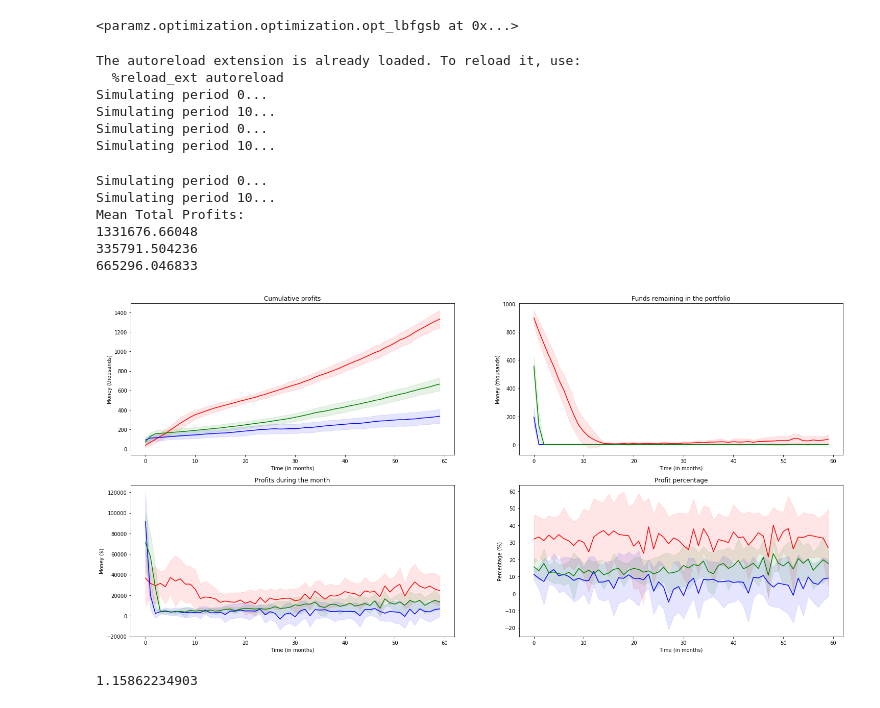
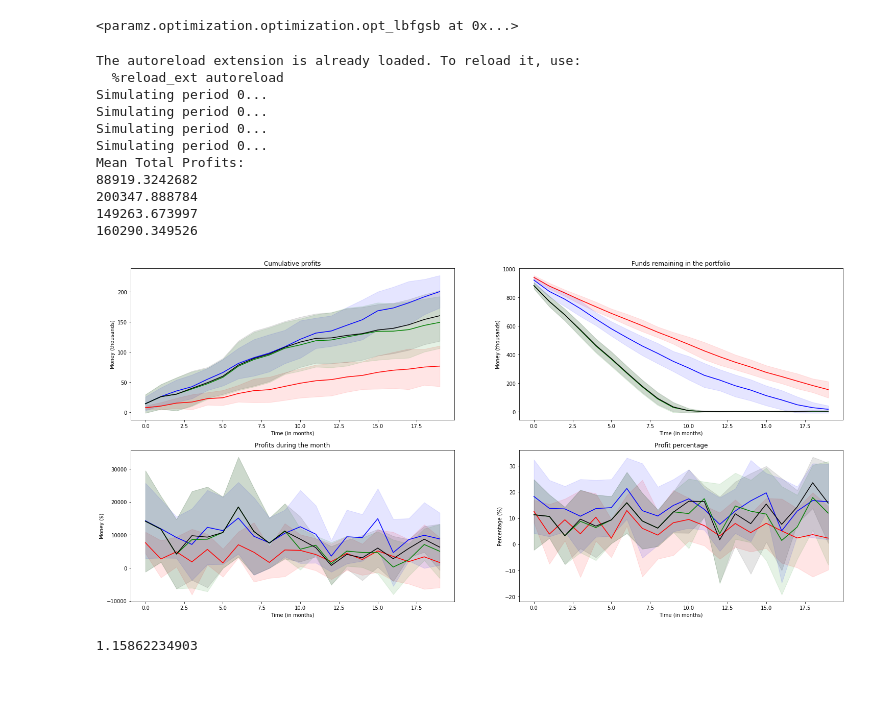
Before and after one commit to yewsiang/GPLend, a Jupyter notebook: train.ipynb, the cells around one changed output. Saved outputs shown, nothing was run; the diff lists cells and outputs as text; code cells hidden in the pictures.

Commit message:
Able to use either expected total amount or loan amount to prune and rank loans

```diff
--- a/train.ipynb
+++ b/train.ipynb
@@ -61,61 +61,65 @@ from simulation import *
 %reload_ext autoreload
 
 SEED            = 1
-THRESHOLD       = 1.1
-NUM_PERIODS     = 20
-NUM_MONTHS      = 60
+NUM_PERIODS     = 10
+NUM_MONTHS      = 20
 FUND_GIVEN      = 1e6
-LOANS_PER_MONTH = 100
-CONF_QUANTILE   = (40,100)
+LOANS_PER_MONTH = 10
 
-perf_gp = simulate_N_time_periods(gp_model, X_val, y_val, X_scaler, y_scaler,
-                                  threshold=THRESHOLD, num_periods=NUM_PERIODS, fund_given=FUND_GIVEN,
+perf_gp_etp = simulate_N_time_periods(gp_model, X_val, y_val, X_scaler, y_scaler,
+                                  threshold=None, num_periods=NUM_PERIODS, fund_given=FUND_GIVEN,
                                   num_months=NUM_MONTHS,incoming_loans_per_time_period=LOANS_PER_MONTH,
-                                  conf_quantile=CONF_QUANTILE, optimize_for="TODO",
-                                  version="threshold_and_variance", model_type="gp", seed=SEED)
+                                  conf_quantile=(75,100), optimize_for="TODO",
+                                  version="expected_total_payment_and_variance", model_type="gp", seed=SEED)
+
+perf_gp_loan_amt = simulate_N_time_periods(gp_model, X_val, y_val, X_scaler, y_scaler,
+                                  threshold=None, num_periods=NUM_PERIODS, fund_given=FUND_GIVEN,
+                                  num_months=NUM_MONTHS,incoming_loans_per_time_period=LOANS_PER_MONTH,
+                                  conf_quantile=(45,100), optimize_for="TODO",
+                                  version="loan_amount_and_variance", model_type="gp", seed=SEED)
 
 from sklearn.svm import SVR
 svm_rbf = SVR(kernel="rbf", C=1e4)
 svm_rbf.fit(X_train, y_train)
 perf_svm = simulate_N_time_periods(svm_rbf, X_val, y_val, X_scaler, y_scaler,
-                                   threshold=THRESHOLD, num_periods=NUM_PERIODS, fund_given=FUND_GIVEN,
+                                   threshold=0.65, num_periods=NUM_PERIODS, fund_given=FUND_GIVEN,
                                    num_months=NUM_MONTHS, incoming_loans_per_time_period=LOANS_PER_MONTH,
                                    conf_quantile=None, optimize_for="TODO",
-                                   version="threshold_only", model_type="others", seed=SEED)
+                                   version="loan_amount", model_type="others", seed=SEED)
 
 from sklearn.linear_model import LinearRegression
 lin_reg = LinearRegression()
 lin_reg.fit(X_train, y_train)
 perf_lr = simulate_N_time_periods(lin_reg, X_val, y_val, X_scaler, y_scaler,
-                                  threshold=THRESHOLD, num_periods=NUM_PERIODS, fund_given=FUND_GIVEN,
+                                  threshold=0.6, num_periods=NUM_PERIODS, fund_given=FUND_GIVEN,
                                   num_months=NUM_MONTHS, incoming_loans_per_time_period=LOANS_PER_MONTH,
                                   conf_quantile=None, optimize_for="TODO",
-                                  version="threshold_only", model_type="others", seed=SEED)
+                                  version="loan_amount", model_type="others", seed=SEED)
 
 print("Mean Total Profits:")
-print(np.mean(np.sum(perf_gp[:,:,0], axis=1)))
+print(np.mean(np.sum(perf_gp_etp[:,:,0], axis=1)))
+print(np.mean(np.sum(perf_gp_loan_amt[:,:,0], axis=1)))
 print(np.mean(np.sum(perf_svm[:,:,0], axis=1)))
 print(np.mean(np.sum(perf_lr[:,:,0], axis=1)))
 # %% [output]
 The autoreload extension is already loaded. To reload it, use:
   %reload_ext autoreload
 Simulating period 0...
-Simulating period 10...
 Simulating period 0...
-Simulating period 10...
+Simulating period 0...
+Simulating period 0...
+Mean Total Profits:
+88919.3242682
+200347.888784
+149263.673997
+160290.349526
-Simulating period 0...
-Simulating period 10...
-Mean Total Profits:
-1331676.66048
-335791.504236
-665296.046833
 # %%
 from visualisation import plot_portfolio_performance, plot_portfolio_performance_comparisons
 #plot_portfolio_performance(perf_gp)
 #plot_portfolio_performance(perf_svm)
-plot_portfolio_performance_comparisons([perf_gp, perf_svm, perf_lr])
+plot_portfolio_performance_comparisons([perf_gp_etp, perf_gp_loan_amt, perf_svm, perf_lr])
 # %% [output]
-[figure, old version]
+[figure, new version]
 # %%
 # Optimize threshold for profits / profit_percentage
 threshold = gp_optimize_threshold(gp_model, X_val, y_val, X_scaler, y_scaler, optimize_for="profit_percentage")
```
Also changed, not shown: 2 other files.
